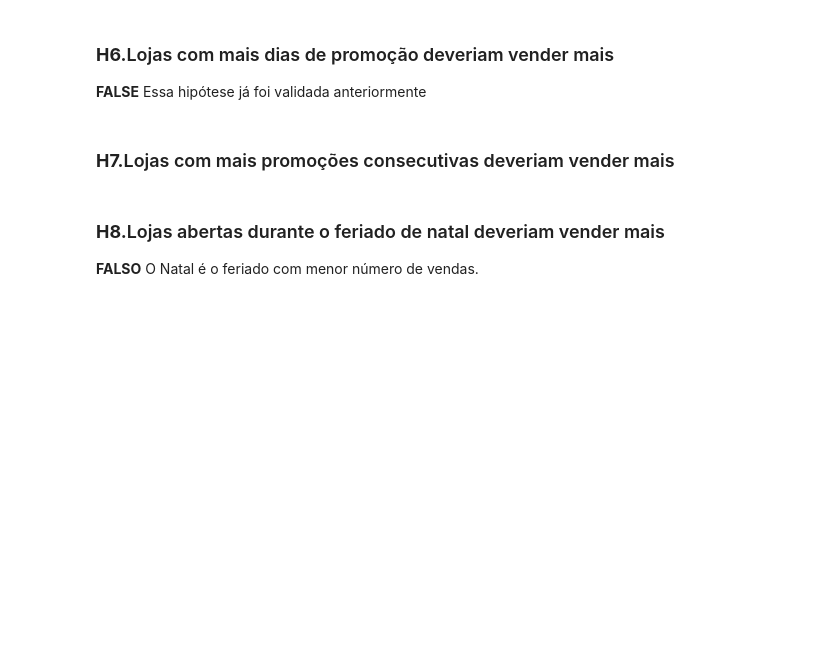
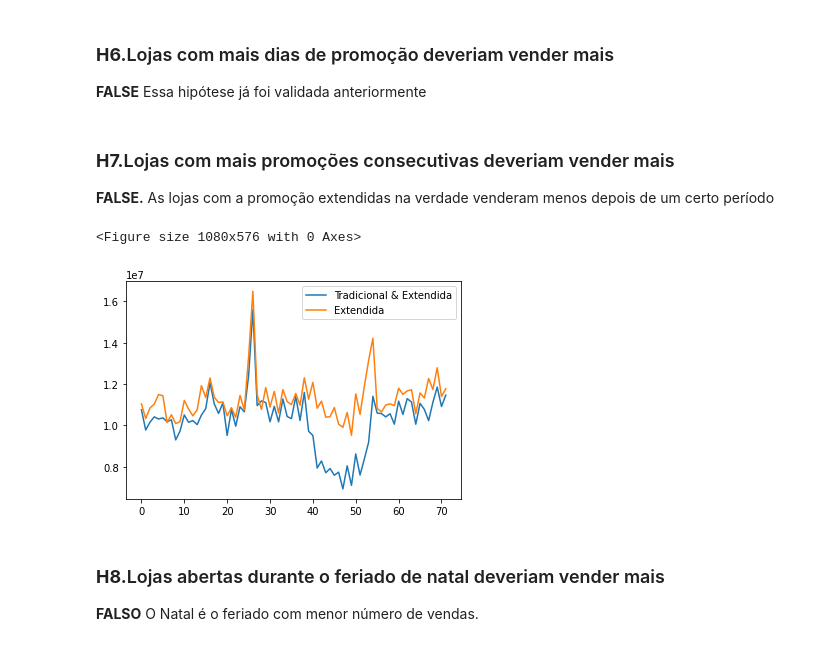
Before and after one commit to vivianebuge/ds-em-producao, a Jupyter notebook: m04_v01_store_sales_prediction.ipynb, the cells around one changed output. Drawn from its saved outputs; the diff is of its cells as text; code cells hidden in the pictures; blank space fills up the shorter version.

```diff
--- a/m04_v01_store_sales_prediction.ipynb
+++ b/m04_v01_store_sales_prediction.ipynb
@@ -623,6 +648,20 @@ plt.subplot(grid[:,2])
 <b>FALSE</b> Essa hipótese já foi validada anteriormente
 # %% [markdown]
 ### <b>H7.</b>Lojas com mais promoções consecutivas deveriam vender mais
+<b>FALSE.</b> As lojas com a promoção extendidas na verdade venderam menos depois de um certo período
+# %%
+H7=df4[['promo', 'promo2', 'sales']].groupby(['promo', 'promo2']).sum().reset_index()
+
+aux1_h7 = df4[(df4['promo']==1) & (df4['promo2']==1)][['year_week','sales']].groupby('year_week').sum().reset_index()
+h7_graf7 = aux1_h7.plot();
+
+aux2_h7 = df4[(df4['promo']==1) & (df4['promo2']==0)][['year_week','sales']].groupby('year_week').sum().reset_index()
+aux2_h7.plot(ax=h7_graf7);
+
+h7_graf7.legend(labels=["Tradicional & Extendida", "Extendida"]);
+# %% [output]
+<Figure size 1080x576 with 0 Axes>
+[figure, added]
 # %% [markdown]
 ### <b>H8.</b>Lojas abertas durante o feriado de natal deveriam vender mais
 <b>FALSO</b> O Natal é o feriado com menor número de vendas.
```
Also changed, not shown: parts of 12 cells of this notebook.
